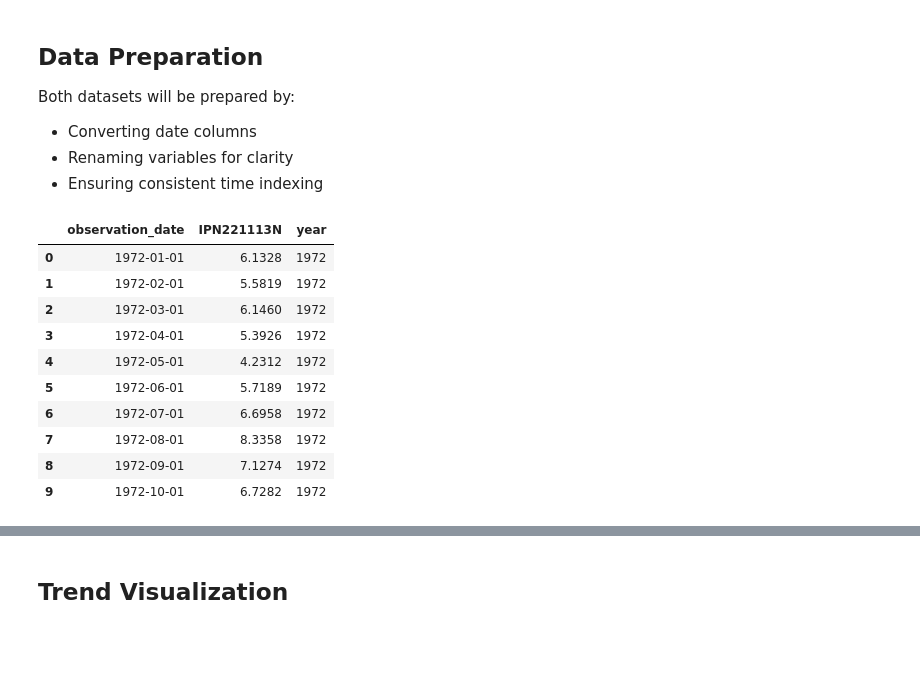
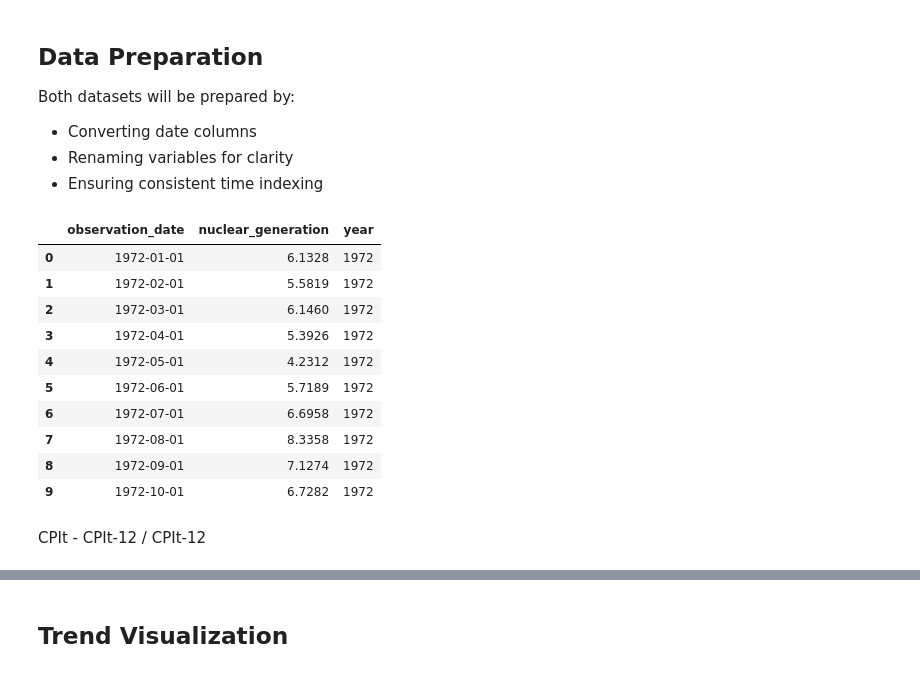
Before and after one commit to DwanjaiOprien/nuclear-energy-fiscal-analysis, a Jupyter notebook: fredNotebookAnalysis/inflation_analysis.ipynb, the cells around one changed output, grey strips where cells are left out. Cells and saved outputs as stored; diff of their text form; code cells hidden in the pictures; blank space fills up the shorter version.

```diff
--- a/fredNotebookAnalysis/inflation_analysis.ipynb
+++ b/fredNotebookAnalysis/inflation_analysis.ipynb
@@ -137,11 +161,13 @@ Both datasets will be prepared by:
 - Renaming variables for clarity
 - Ensuring consistent time indexing
 # %%
-nuclear_generation ['observation_date'] = pd.to_datetime(nuclear_generation['observation_date'])
+nuclear_generation['observation_date'] = pd.to_datetime(nuclear_generation['observation_date'])
+nuclear_generation = nuclear_generation.sort_values('observation_date')
 nuclear_generation['year'] = nuclear_generation['observation_date'].dt.year
+nuclear_generation = nuclear_generation.rename(columns={'IPN221113N': 'nuclear_generation'})
 nuclear_generation.head(10) # IGNORE for report this is just to check if column was added correctly.
 # %% [output]
-|  | observation_date | IPN221113N | year |
+|  | observation_date | nuclear_generation | year |
 | 0 | 1972-01-01 | 6.1328 | 1972 |
 | 1 | 1972-02-01 | 5.5819 | 1972 |
 | 2 | 1972-03-01 | 6.1460 | 1972 |
@@ -155,2 +183,4 @@ nuclear_generation.head(10) # IGNORE for report this is just to check if column
+# %% [markdown]
+CPIt - CPIt-12 / CPIt-12
 # %%
 inflation['observation_date'] = pd.to_datetime(inflation['observation_date'])
```
Also changed, not shown: parts of 14 cells of this notebook.
